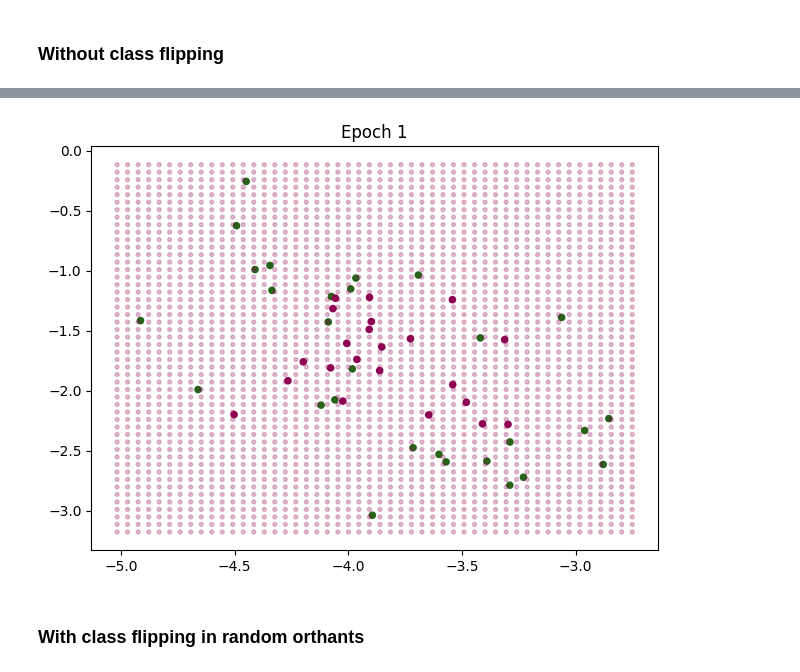
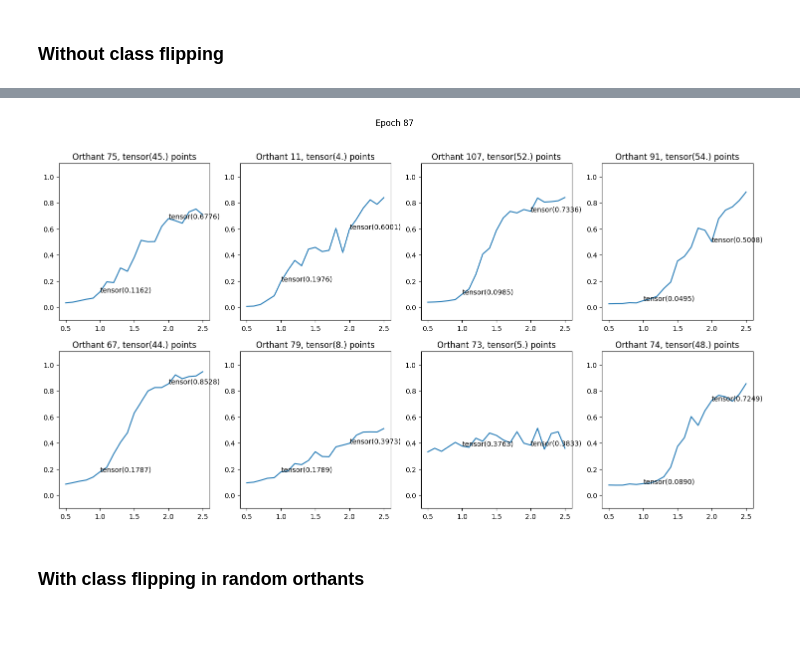
Before and after one commit to Bala-A87/UGRC, a Jupyter notebook: Code/orthants-symmetry.ipynb, the cells around one changed output, grey strips where cells are left out. Saved outputs shown, nothing was run; the diff lists cells and outputs as text; code cells hidden in the pictures; blank space fills up the shorter version.

```diff
--- a/Code/orthants-symmetry.ipynb
+++ b/Code/orthants-symmetry.ipynb
@@ -325,17 +325,27 @@ scores_nn = torch.tensor([
         Y_test[i]
     ) for i in range(128)
 ])
+# %%
+from scripts.utils import plot_radial_visualization
+
+plot_radial_visualization(
+    models=history['models'],
+    mp4_save_file_name='radial',
+    orthant_counts=orthant_counts,
+    fps=4,
+    device=device
+) # track progress if possible, add a verbose parameter
+# %% [output]
+[figure, added]
 # %%
-from scripts.utils import plot_2d_visualization
+# from scripts.utils import plot_2d_visualization
 
-plot_2d_visualization(
-    X_train=X_train,
-    Y_train=Y_train,
-    models=history['models'],
-    gif_save_file_name='2DProjection_1'
-)
+# plot_2d_visualization(
+#     X_train=X_train,
+#     Y_train=Y_train,
+#     models=history['models'],
+#     gif_save_file_name='2DProjection_1'
+# )
-# %% [output]
-[figure, removed]
 # %% [markdown]
 ### With class flipping in random orthants
 # %%
```
Also changed, not shown: parts of 30 cells of this notebook, 8 other files.
